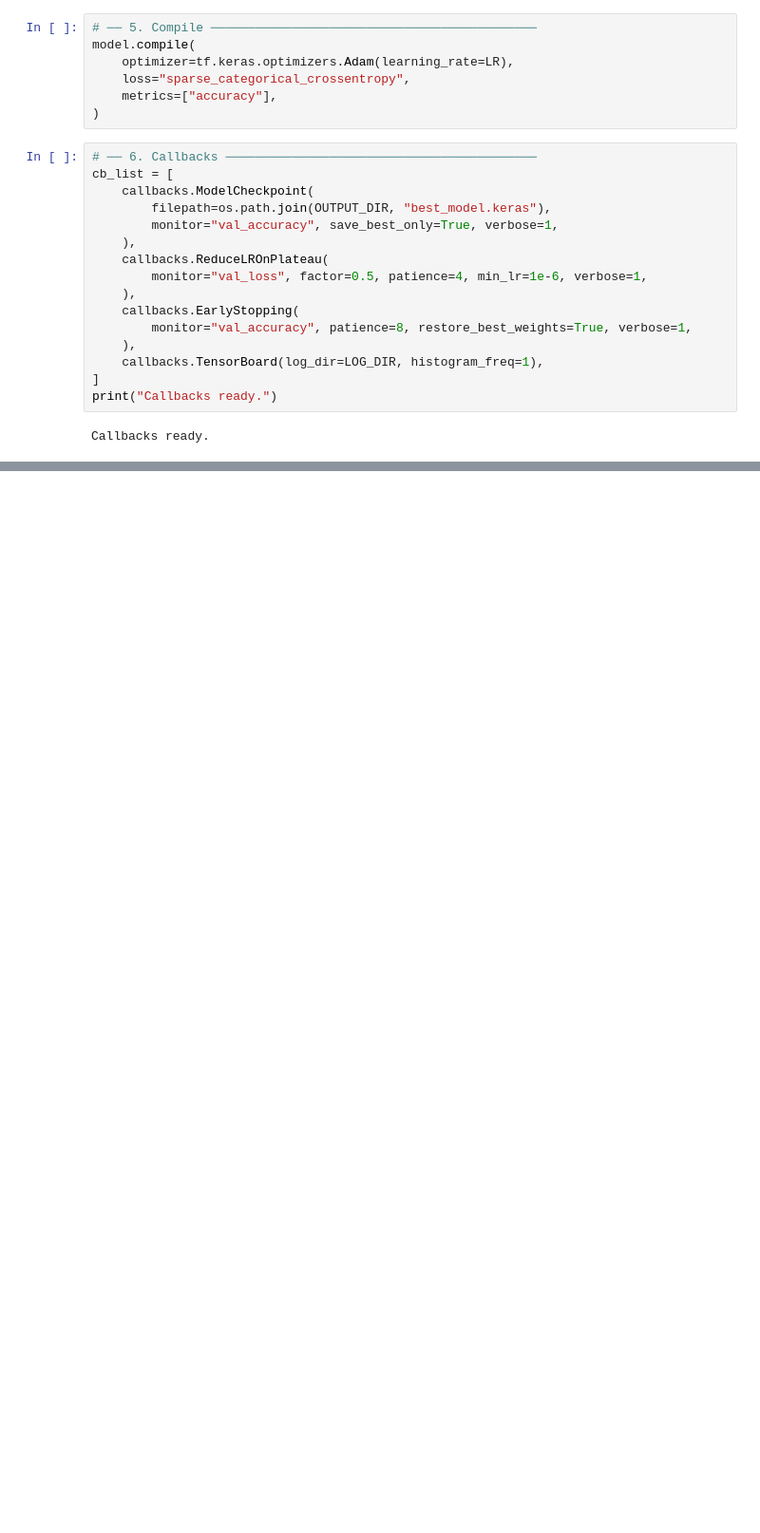
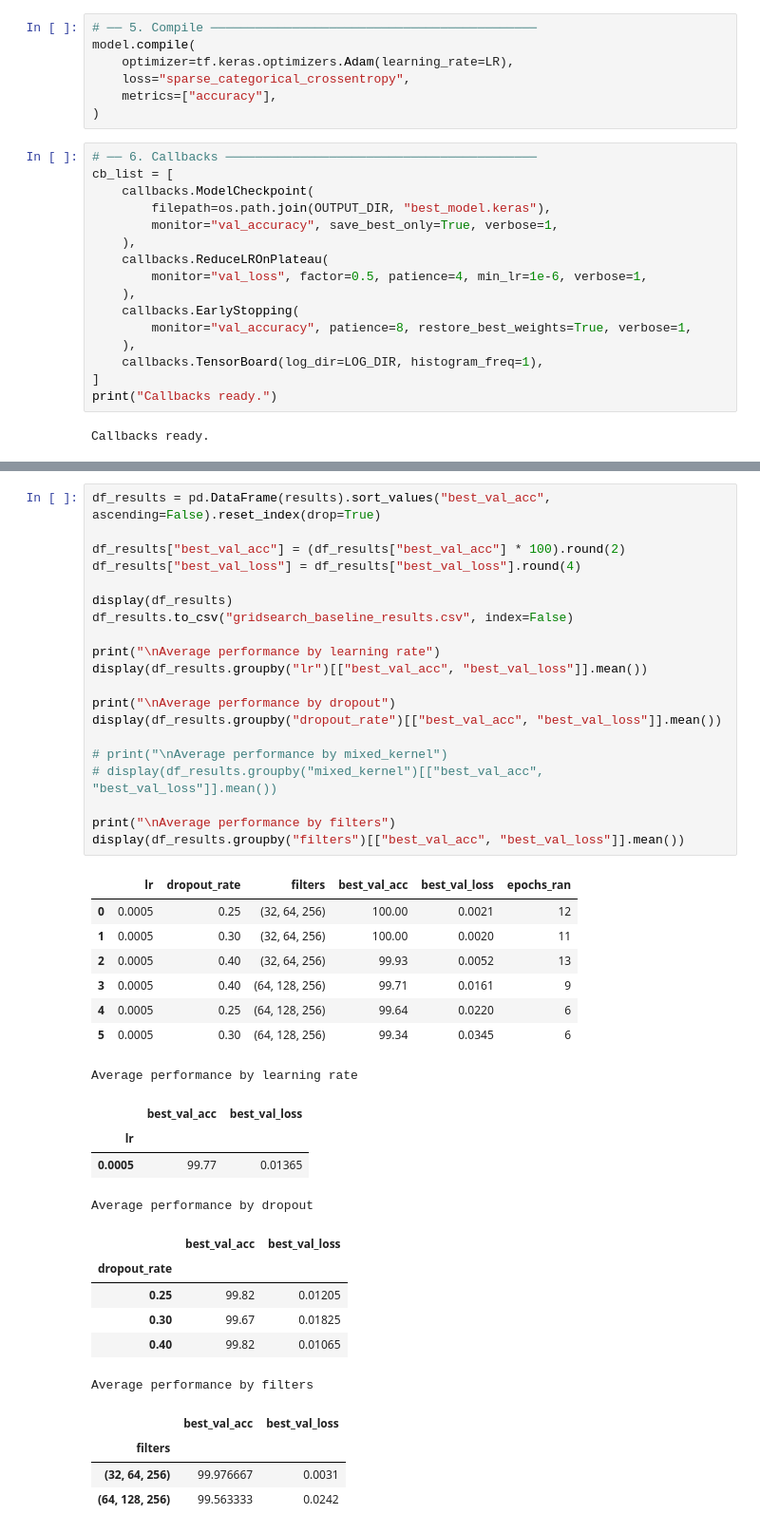
Before and after one commit to teemtat/sign-language-DeepLearning, a Jupyter notebook: experiment_models.ipynb, the cells around one changed output, grey strips where cells are left out. Shown at 95% size. Drawn from its saved outputs; the diff is of its cells as text; blank space fills up the shorter version.

```diff
--- a/experiment_models.ipynb
+++ b/experiment_models.ipynb
@@ -617,0 +755,43 @@ mobilenetv2_transfer         NaN           NaN        NaN
+# %%
+df_results = pd.DataFrame(results).sort_values("best_val_acc", ascending=False).reset_index(drop=True)
+
+df_results["best_val_acc"] = (df_results["best_val_acc"] * 100).round(2)
+df_results["best_val_loss"] = df_results["best_val_loss"].round(4)
+
+display(df_results)
+df_results.to_csv("gridsearch_baseline_results.csv", index=False)
+
+print("\nAverage performance by learning rate")
+display(df_results.groupby("lr")[["best_val_acc", "best_val_loss"]].mean())
+
+print("\nAverage performance by dropout")
+display(df_results.groupby("dropout_rate")[["best_val_acc", "best_val_loss"]].mean())
+
+# print("\nAverage performance by mixed_kernel")
+# display(df_results.groupby("mixed_kernel")[["best_val_acc", "best_val_loss"]].mean())
+
+print("\nAverage performance by filters")
+display(df_results.groupby("filters")[["best_val_acc", "best_val_loss"]].mean())
+# %% [output]
+|  | lr | dropout_rate | filters | best_val_acc | best_val_loss | epochs_ran |
+| 0 | 0.0005 | 0.25 | (32, 64, 256) | 100.00 | 0.0021 | 12 |
+| 1 | 0.0005 | 0.30 | (32, 64, 256) | 100.00 | 0.0020 | 11 |
+| 2 | 0.0005 | 0.40 | (32, 64, 256) | 99.93 | 0.0052 | 13 |
+| 3 | 0.0005 | 0.40 | (64, 128, 256) | 99.71 | 0.0161 | 9 |
+| 4 | 0.0005 | 0.25 | (64, 128, 256) | 99.64 | 0.0220 | 6 |
+| 5 | 0.0005 | 0.30 | (64, 128, 256) | 99.34 | 0.0345 | 6 |
+Average performance by learning rate
+|  | best_val_acc | best_val_loss |
+| lr |  |  |
+| 0.0005 | 99.77 | 0.01365 |
+Average performance by dropout
+|  | best_val_acc | best_val_loss |
+| dropout_rate |  |  |
+| 0.25 | 99.82 | 0.01205 |
+| 0.30 | 99.67 | 0.01825 |
+| 0.40 | 99.82 | 0.01065 |
+Average performance by filters
+|  | best_val_acc | best_val_loss |
+| filters |  |  |
+| (32, 64, 256) | 99.976667 | 0.0031 |
+| (64, 128, 256) | 99.563333 | 0.0242 |
```
Also changed, not shown: parts of 21 cells of this notebook, 44 other files.
